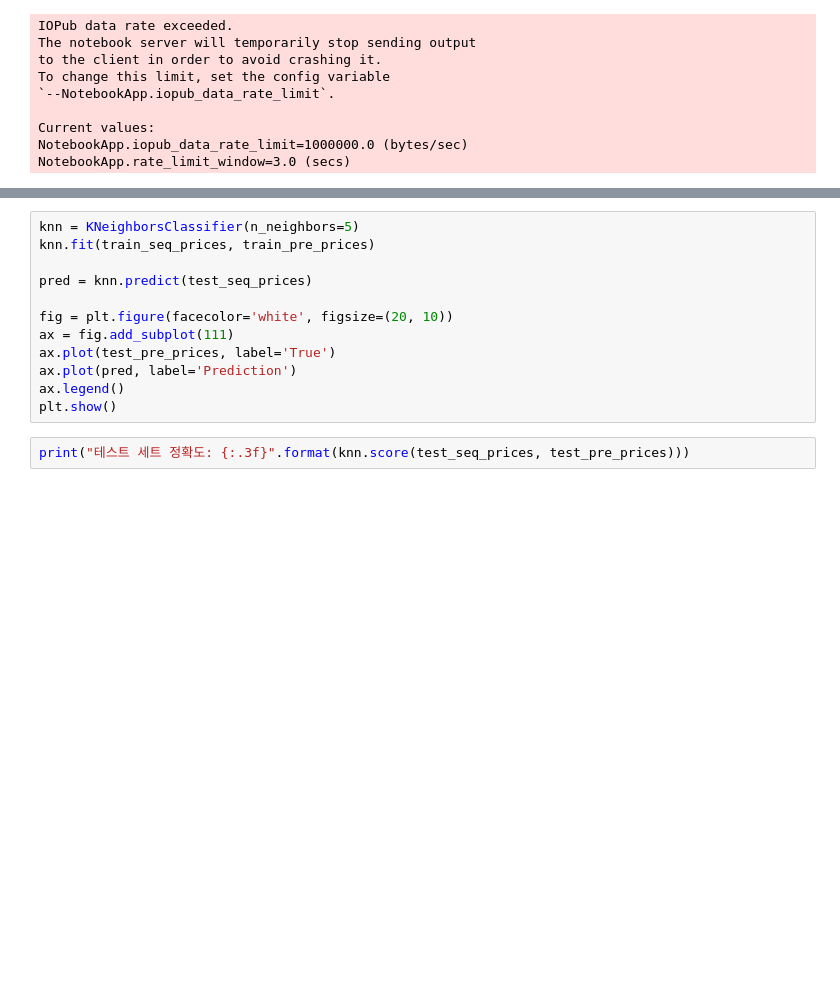
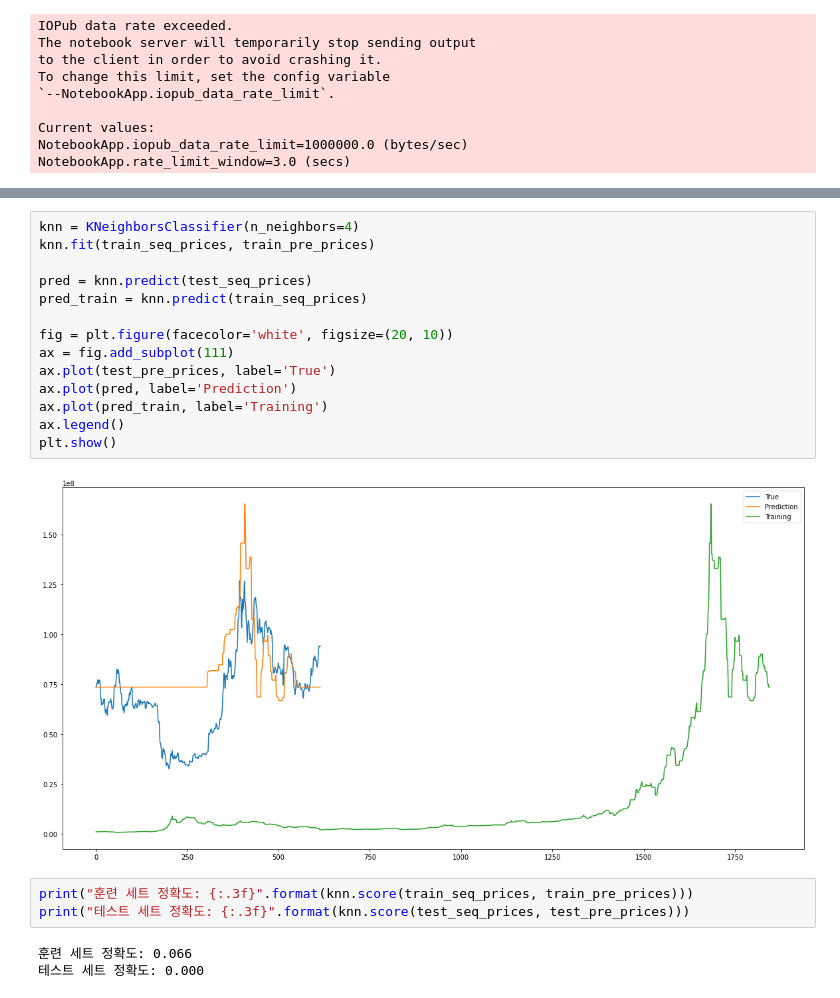
Before and after one commit to artistic100one/machinelearning, a Jupyter notebook: ML Project/Untitled2.ipynb, the cells around one changed output, grey strips where cells are left out. Saved outputs shown, nothing was run; the diff lists cells and outputs as text; blank space fills up the shorter version.

```diff
--- a/ML Project/Untitled2.ipynb
+++ b/ML Project/Untitled2.ipynb
@@ -170,15 +178,23 @@ print("테스트 세트 정확도: {:.3f}".format(rfc.score(test_seq_prices, tes
 # %%
-knn = KNeighborsClassifier(n_neighbors=5)
+knn = KNeighborsClassifier(n_neighbors=4)
 knn.fit(train_seq_prices, train_pre_prices)
 
 pred = knn.predict(test_seq_prices)
+pred_train = knn.predict(train_seq_prices)
 
 fig = plt.figure(facecolor='white', figsize=(20, 10))
 ax = fig.add_subplot(111)
 ax.plot(test_pre_prices, label='True')
 ax.plot(pred, label='Prediction')
+ax.plot(pred_train, label='Training')
 ax.legend()
 plt.show()
+# %% [output]
+[figure, added]
 # %%
+print("훈련 세트 정확도: {:.3f}".format(knn.score(train_seq_prices, train_pre_prices)))
 print("테스트 세트 정확도: {:.3f}".format(knn.score(test_seq_prices, test_pre_prices)))
+# %% [output]
+훈련 세트 정확도: 0.066
+테스트 세트 정확도: 0.000
 # %%
```
Also changed, not shown: parts of 13 cells of this notebook, 2 other files.
